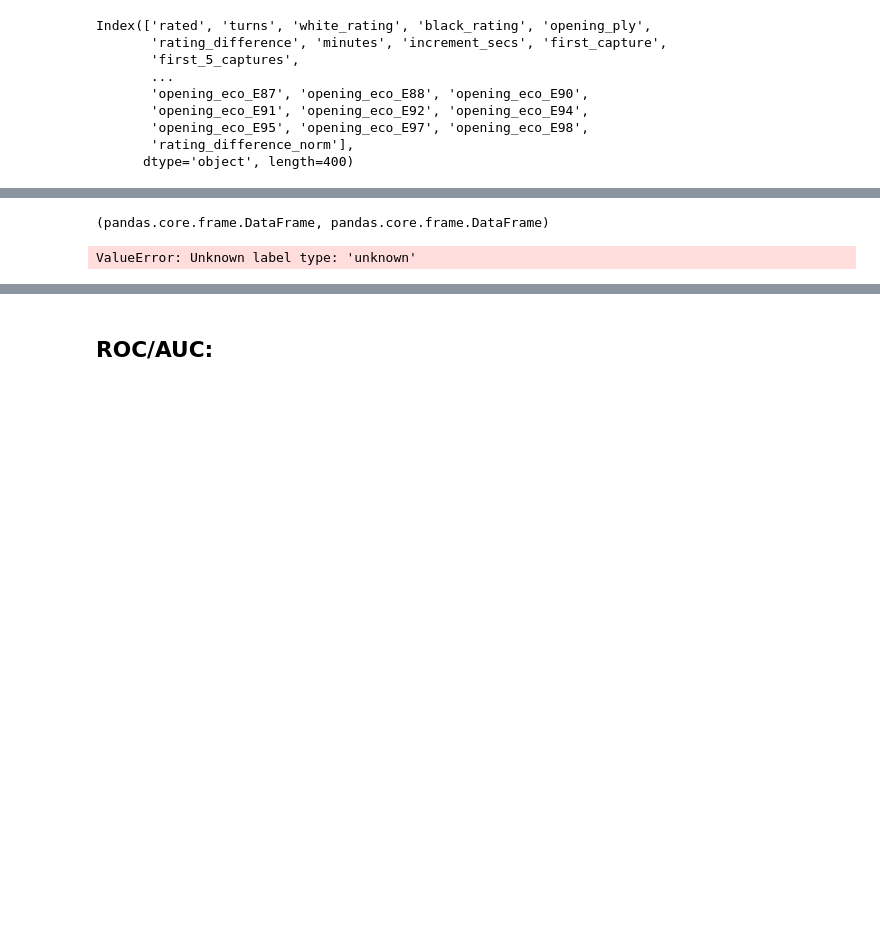
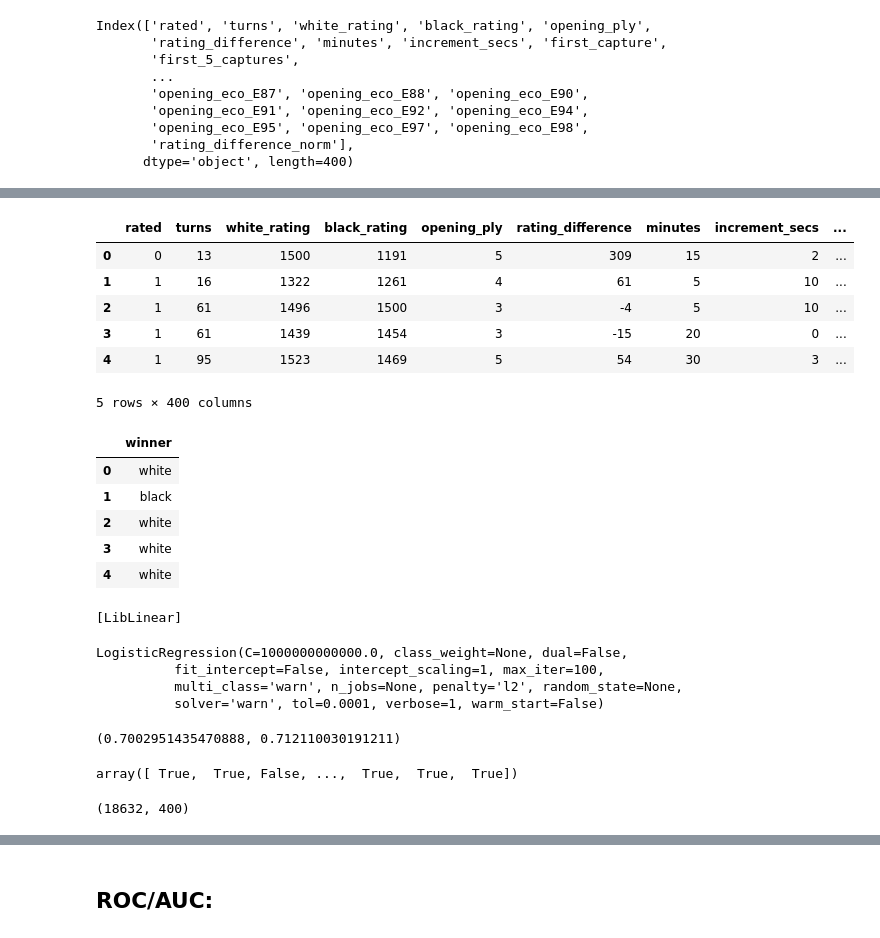
Before and after one commit to pawoody/dsc-3-final-project-online-ds-ft-041519, a Jupyter notebook: Temp1.ipynb, the cells around one changed output, grey strips where cells are left out. Drawn from its saved outputs; the diff is of its cells as text; code cells hidden in the pictures; blank space fills up the shorter version.

```diff
--- a/Temp1.ipynb
+++ b/Temp1.ipynb
@@ -471,3 +483,20 @@ y.head( 3 )
+# %%
+display(X.head())
+display(y.head())
+# %% [output]
+|  | rated | turns | white_rating | black_rating | opening_ply | rating_difference | minutes | increment_secs | ... |
+| 0 | 0 | 13 | 1500 | 1191 | 5 | 309 | 15 | 2 | ... |
+| 1 | 1 | 16 | 1322 | 1261 | 4 | 61 | 5 | 10 | ... |
+| 2 | 1 | 61 | 1496 | 1500 | 3 | -4 | 5 | 10 | ... |
+| 3 | 1 | 61 | 1439 | 1454 | 3 | -15 | 20 | 0 | ... |
+| 4 | 1 | 95 | 1523 | 1469 | 5 | 54 | 30 | 3 | ... |
+5 rows × 400 columns
+|  | winner |
+| 0 | white |
+| 1 | black |
+| 2 | white |
+| 3 | white |
+| 4 | white |
 # %%
 #Normalize the Data
 #for col in df.columns:
@@ -475,17 +504,31 @@ y.head( 3 )
 
 # Split the data into train and test sets.
 X_train, X_test, y_train, y_test = train_test_split(X, y, test_size=.20)
-X_train.head( 3 ) , X_test.head( 3 ) , y_train.head( 3 ) , y_test.head( 3 )
-type( X_train ) , type( y_train )
-# %% [output]
-(pandas.core.frame.DataFrame, pandas.core.frame.DataFrame)
 # %%
 # Fit a model
-logreg = LogisticRegression(fit_intercept = False, C = 1e12) #Starter code
-model_log = logreg.fit(X_train, y_train)
-print(model_log) #Preview model params
-
+logreg = LogisticRegression(fit_intercept = False, C = 1e12, verbose=1) #Starter code
+logreg.fit(X_train, y_train)
+ #Preview model params
+display(logreg)
 # Predict
 y_hat_test = logreg.predict(X_test)
+y_hat_train = logreg.predict(X_train)
 # %% [output]
-ValueError: Unknown label type: 'unknown'
+[LibLinear]
+LogisticRegression(C=1000000000000.0, class_weight=None, dual=False,
+          fit_intercept=False, intercept_scaling=1, max_iter=100,
+          multi_class='warn', n_jobs=None, penalty='l2', random_state=None,
+          solver='warn', tol=0.0001, verbose=1, warm_start=False)
+# %%
+logreg.score(X_test, y_test), logreg.score(X_train, y_train)
+# %% [output]
+(0.7002951435470888, 0.712110030191211)
+# %%
+train_residuals =  np.equal(y_train.values.reshape(1, -1), y_hat_train.reshape(1, -1))[0]
+train_residuals
+# %% [output]
+array([ True,  True, False, ...,  True,  True,  True])
+# %%
+X.shape
+# %% [output]
+(18632, 400)
```
Also changed, not shown: parts of 40 cells of this notebook.
